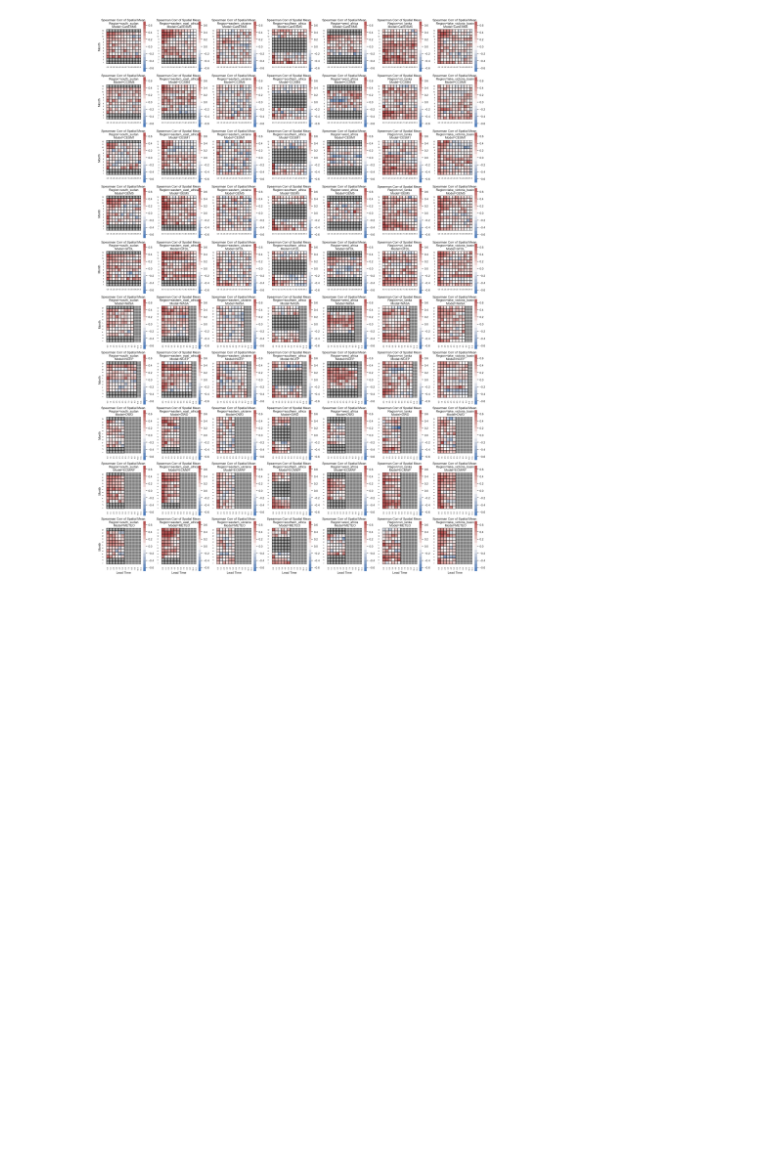
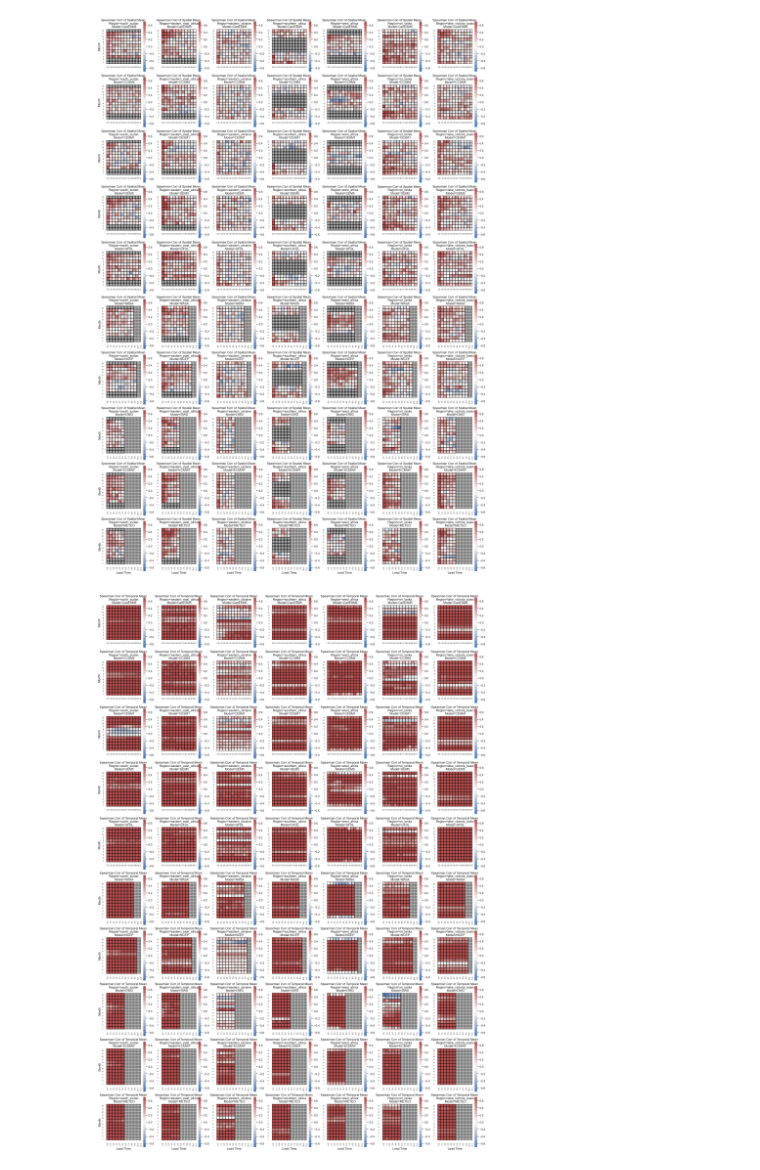
Before and after one commit to yatli24/CHC, a Jupyter notebook: Jupyter notebooks/Spatial_Temporal_means.ipynb, the cells around one changed output. Cells and saved outputs as stored; diff of their text form; code cells hidden in the pictures; blank space fills up the shorter version.

```diff
--- a/Jupyter notebooks/Spatial_Temporal_means.ipynb
+++ b/Jupyter notebooks/Spatial_Temporal_means.ipynb
@@ -70,0 +88,10 @@ def draw_heatmap(*args, **kwargs):
+# %%
+# Makes copy of corr table
+ensemble_corr_dm = ensemble_corr.copy()
+
+for index, row in ensemble_corr.iterrows():  # Iterate over rows
+    region = row['region']
+    month = row['month']
+
+    if region in dry_mask_months and month in dry_mask_months[region]:
+        ensemble_corr_dm.loc[index, 'corr'] = np.nan  # Set 'corr' to NaN for the matching row
@@ -71 +160,11 @@ def draw_heatmap(*args, **kwargs):
+# %%
+# Makes copy of corr table
+spatial_corr_dm = spatial_corr.copy()
+
+for index, row in spatial_corr.iterrows():  # Iterate over rows
+    region = row['region']
+    month = row['month']
+
+    if region in dry_mask_months and month in dry_mask_months[region]:
+        spatial_corr_dm.loc[index, 'corr'] = np.nan  # Set 'corr' to NaN for the matching row
 # %%
@@ -81,0 +181,10 @@ fg.savefig('figures/spatial_means_corr.png')
+# %%
+fg = sns.FacetGrid(spatial_corr_dm, col='region', row='model', sharex=False, sharey=False)
+fg.map_dataframe(draw_heatmap, 'lead_time', 'month', 'corr', square = True)
+fg.set_titles('Spearman Corr of Spatial Mean \n Region={col_name} \n Model={row_name}')
+fg.set_ylabels("Month")
+fg.set_xlabels("Lead Time")
+plt.show()
+fg.savefig('figures/dry_masked_spatial_means_corr.png')
+# %% [output]
+[figure, added]
@@ -97,10 +240,11 @@ for index, row in spatial_means_corr_dm.iterrows():  # Iterate over rows
 # %%
-fg = sns.FacetGrid(spatial_means_corr_dm, col='region', row='model', sharex=False, sharey=False)
+fg = sns.FacetGrid(temporal_corr, col='region', row='model', sharex=False, sharey=False)
 fg.map_dataframe(draw_heatmap, 'lead_time', 'month', 'corr', square = True)
-fg.set_titles('Spearman Corr of Spatial Mean \n Region={col_name} \n Model={row_name}')
+
+fg.set_titles('Spearman Corr of Temporal Mean \n Region={col_name} \n Model={row_name}')
 fg.set_ylabels("Month")
 fg.set_xlabels("Lead Time")
 plt.show()
-fg.savefig('figures/dry_masked_spatial_means_corr.png')
+fg.savefig('figures/temporal_means_corr.png')
 # %% [output]
-[figure, old version]
+[figure, new version]
```
Also changed, not shown: parts of 21 cells of this notebook.
